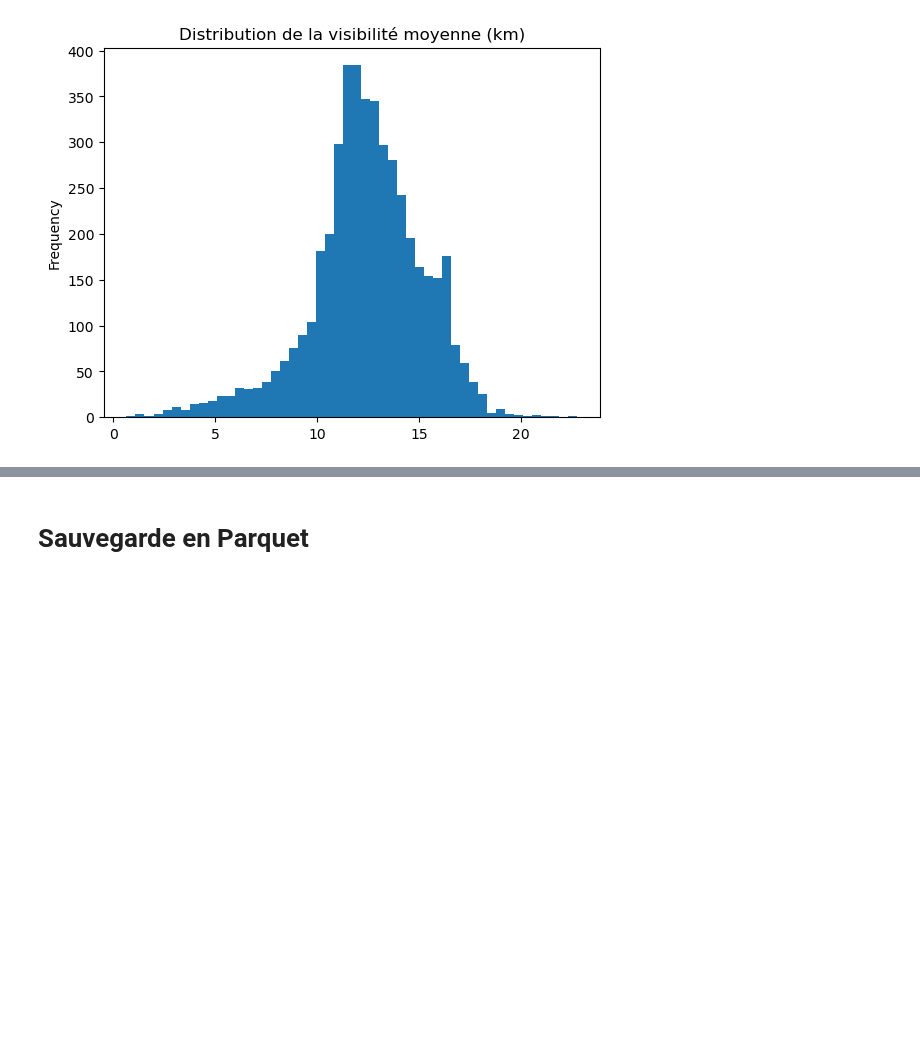
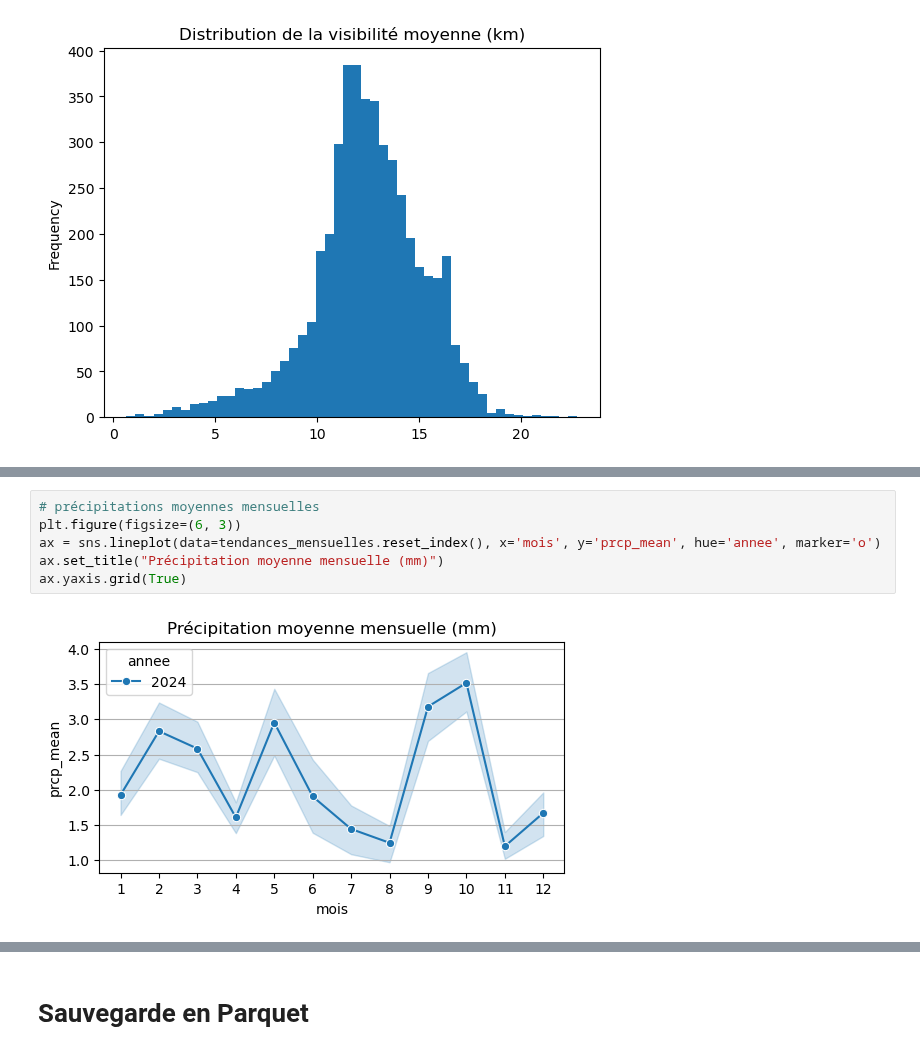
Before and after one commit to Gallien-e/analyse-retard-sncf, a Jupyter notebook: notebooks/1-ingestion-meteo.ipynb, the cells around one changed output, grey strips where cells are left out. Drawn from its saved outputs; the diff is of its cells as text; blank space fills up the shorter version.

```diff
--- a/notebooks/1-ingestion-meteo.ipynb
+++ b/notebooks/1-ingestion-meteo.ipynb
@@ -250,0 +292,8 @@ df['sndp_mean'].plot(kind='hist', bins=50, title='Distribution de la hauteur de
+# %%
+# précipitations moyennes mensuelles
+plt.figure(figsize=(6, 3))
+ax = sns.lineplot(data=tendances_mensuelles.reset_index(), x='mois', y='prcp_mean', hue='annee', marker='o')
+ax.set_title("Précipitation moyenne mensuelle (mm)")
+ax.yaxis.grid(True)
+# %% [output]
+[figure, added]
```
Also changed, not shown: parts of 14 cells of this notebook, 4 other files.
